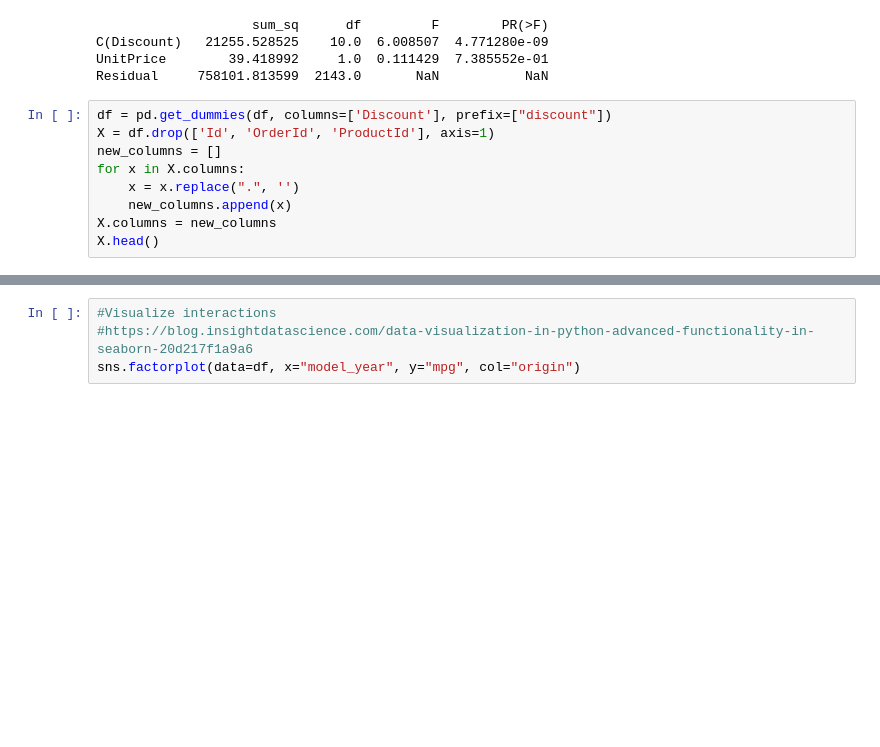
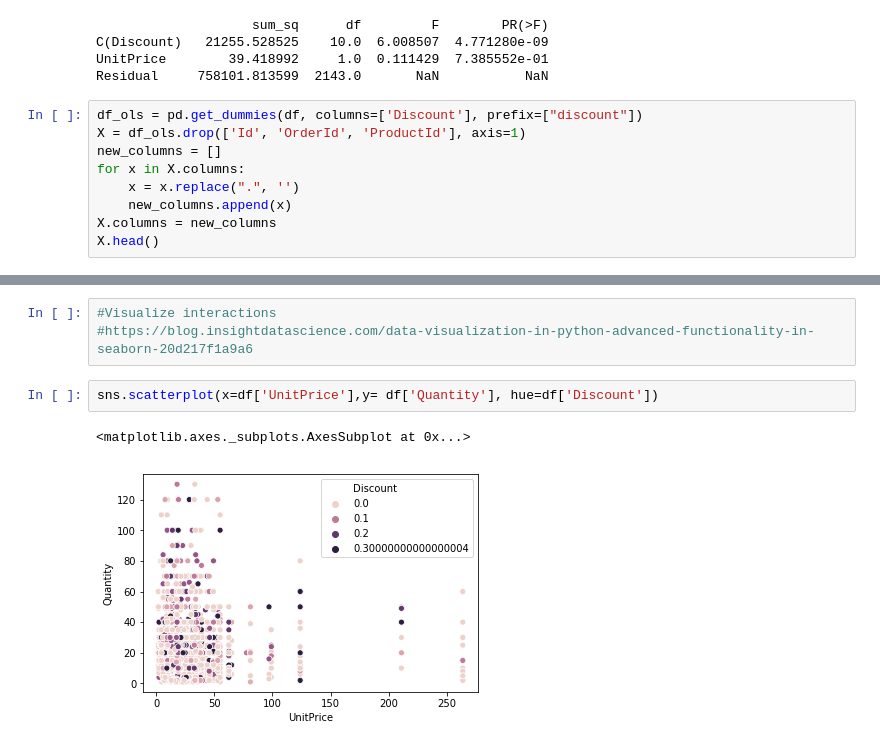
Before and after one commit to zfeizollahi/dsc-mod-3-project-online-ds-sp-000, a Jupyter notebook: Stats_Prop_Module.ipynb, the cells around one changed output, grey strips where cells are left out. Cells and saved outputs as stored; diff of their text form; blank space fills up the shorter version.

```diff
--- a/Stats_Prop_Module.ipynb
+++ b/Stats_Prop_Module.ipynb
@@ -132,8 +178,8 @@ C(Discount)   21255.528525    10.0  6.008507  4.771280e-09
 UnitPrice        39.418992     1.0  0.111429  7.385552e-01
 Residual     758101.813599  2143.0       NaN           NaN
 # %%
-df = pd.get_dummies(df, columns=['Discount'], prefix=["discount"])
-X = df.drop(['Id', 'OrderId', 'ProductId'], axis=1)
+df_ols = pd.get_dummies(df, columns=['Discount'], prefix=["discount"])
+X = df_ols.drop(['Id', 'OrderId', 'ProductId'], axis=1)
 new_columns = []
 for x in X.columns:
     x = x.replace(".", '')
@@ -151,4 +232,8 @@ stats_model.summary()
 # %%
 #Visualize interactions
 #https://blog.insightdatascience.com/data-visualization-in-python-advanced-functionality-in-seaborn-20d217f1a9a6
-sns.factorplot(data=df, x="model_year", y="mpg", col="origin")
+# %%
+sns.scatterplot(x=df['UnitPrice'],y= df['Quantity'], hue=df['Discount'])
+# %% [output]
+<matplotlib.axes._subplots.AxesSubplot at 0x...>
+[figure, added]
```
Also changed, not shown: parts of 37 cells of this notebook.
